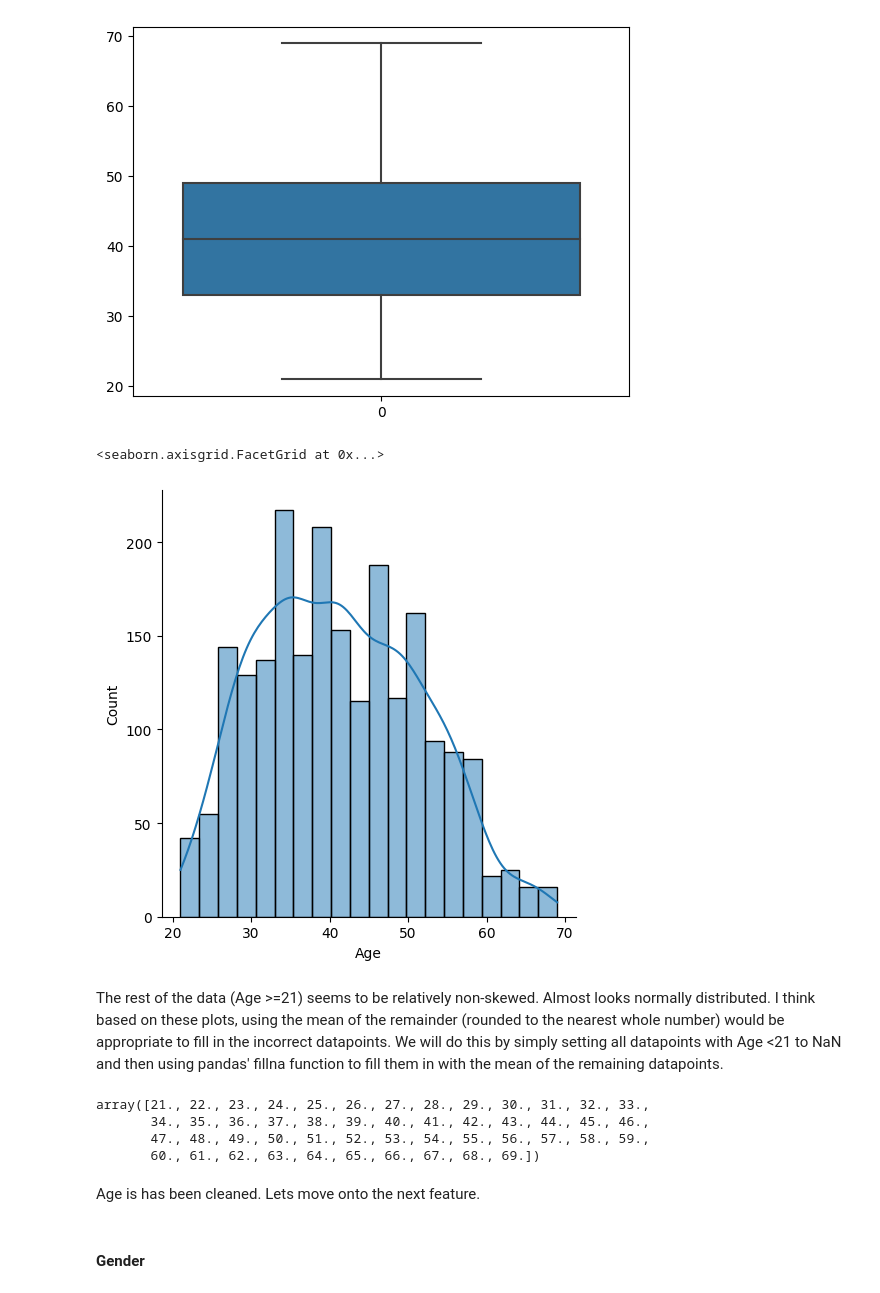
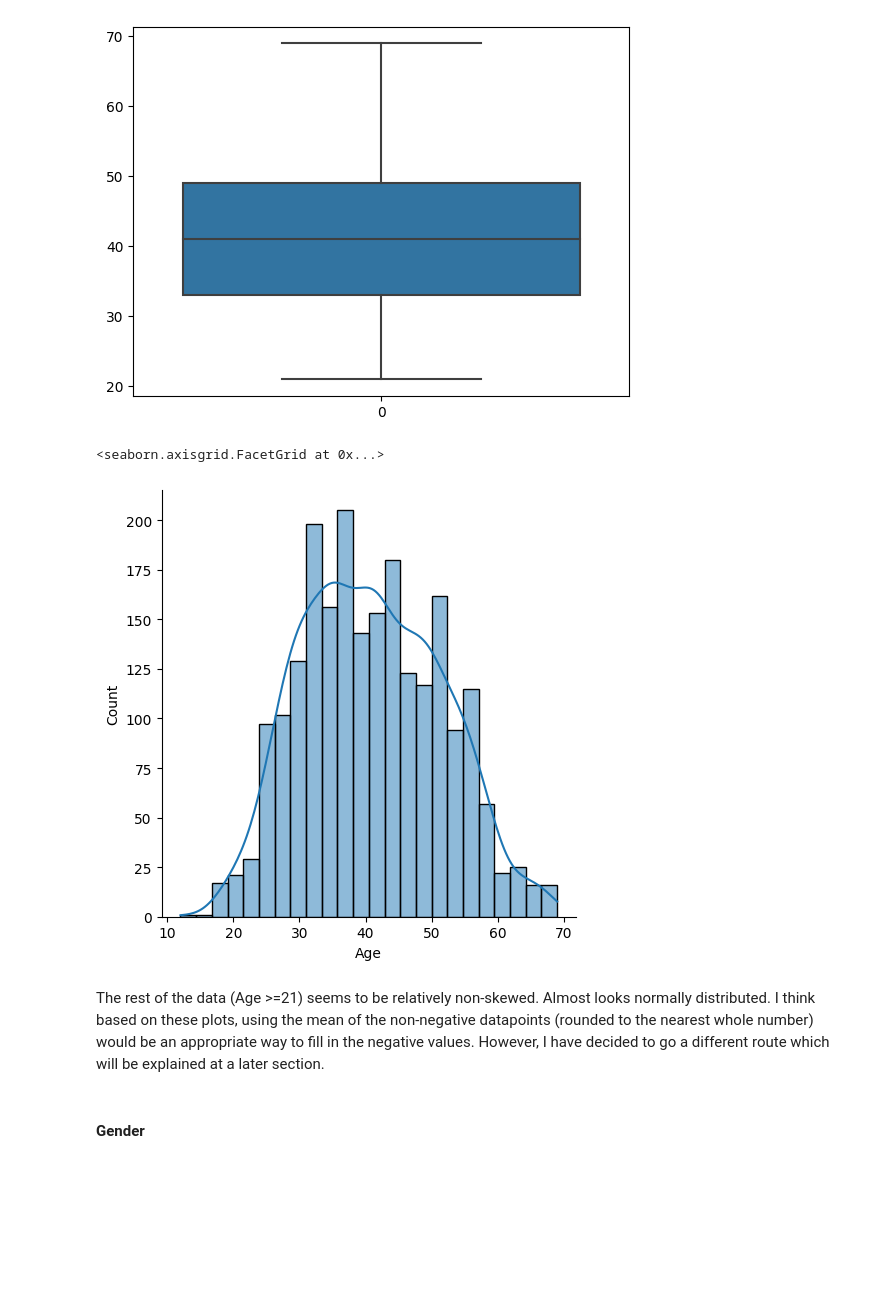
Before and after one commit to Anglesofdeath/attrition-data-science-project, a Jupyter notebook: eda.ipynb, the cells around one changed output. Cells and saved outputs as stored; diff of their text form; code cells hidden in the pictures; blank space fills up the shorter version.

```diff
--- a/eda.ipynb
+++ b/eda.ipynb
@@ -110,9 +104,9 @@ sns.boxplot(df['Age'][df['Age']>=21])
 <AxesSubplot: >
 [figure]
 # %%
-sns.displot(df['Age'][df['Age']>=21], kde = True)
+sns.displot(df['Age'][df['Age']>0], kde = True)
 # %% [output]
 <seaborn.axisgrid.FacetGrid at 0x...>
-[figure, old version]
+[figure, new version]
 # %% [markdown]
-The rest of the data (Age >=21) seems to be relatively non-skewed. Almost looks normally distributed. I think based on these plots, using the mean of the remainder (rounded to the nearest whole number) would be appropriate to fill in the incorrect datapoints. We will do this by simply setting all datapoints with Age <21 to NaN and then using pandas' fillna function to fill them in with the mean of the remaining datapoints.
+The rest of the data (Age >=21) seems to be relatively non-skewed. Almost looks normally distributed. I think based on these plots, using the mean of the non-negative datapoints (rounded to the nearest whole number) would be an appropriate way to fill in the negative values. However, I have decided to go a different route which will be explained at a later section.
@@ -123,12 +113,3 @@ df['Age'] = df['Age'].fillna(age_mean)
-# %%
-np.sort(df['Age'].unique())
-# %% [output]
-array([21., 22., 23., 24., 25., 26., 27., 28., 29., 30., 31., 32., 33.,
-       34., 35., 36., 37., 38., 39., 40., 41., 42., 43., 44., 45., 46.,
-       47., 48., 49., 50., 51., 52., 53., 54., 55., 56., 57., 58., 59.,
-       60., 61., 62., 63., 64., 65., 66., 67., 68., 69.])
-# %% [markdown]
-Age is has been cleaned. Lets move onto the next feature.
 # %% [markdown]
 #### Gender
 # %% [markdown]
```
Also changed, not shown: parts of 42 cells of this notebook.
